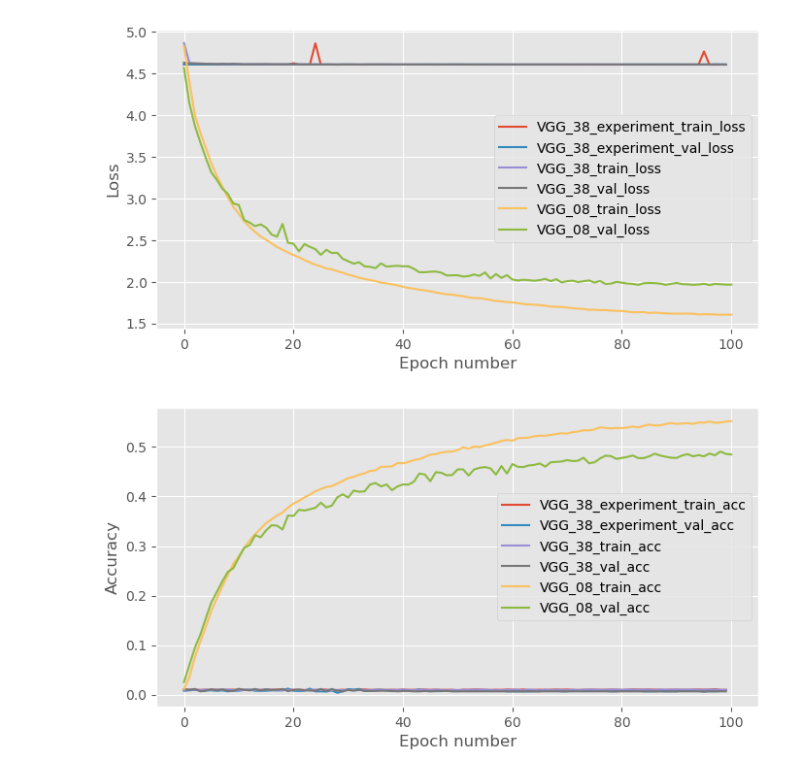
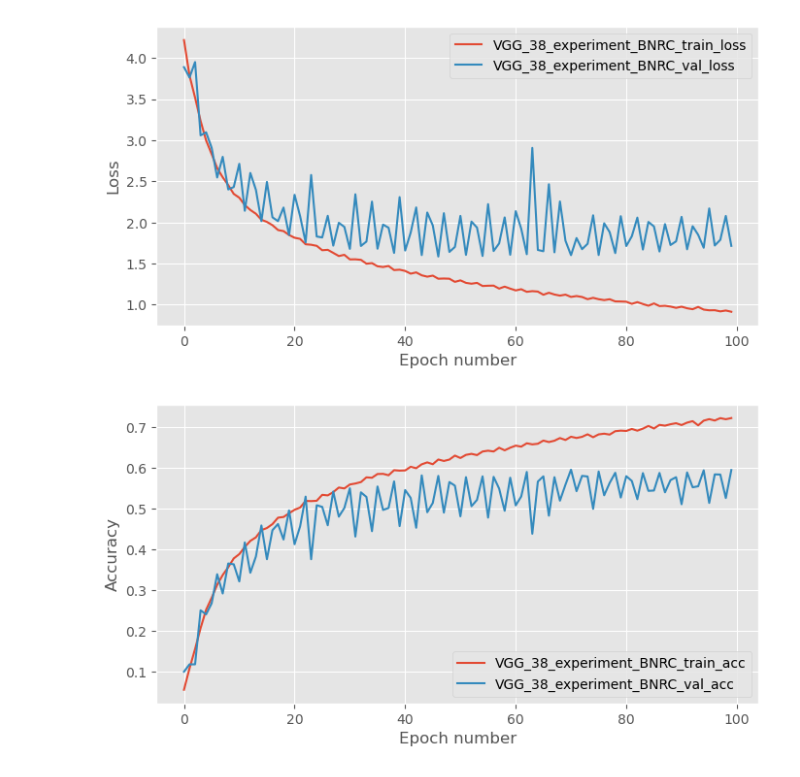
Before and after one commit to bangsen79/mlpractical, a Jupyter notebook: notebooks/Plot_Results.ipynb, the cells around one changed output. Saved outputs shown, nothing was run; the diff lists cells and outputs as text; code cells hidden in the pictures.

```diff
--- a/notebooks/Plot_Results.ipynb
+++ b/notebooks/Plot_Results.ipynb
@@ -92,8 +94,8 @@ def plot_result_graphs(plot_name, stats, keys_to_plot, notebook=True):
         #frameon=None,
                   metadata=None)
 # %%
-plot_result_graphs('problem_model', result_dict, keys_to_plot=['VGG_38_experiment','VGG_38', 'VGG_08'])
+plot_result_graphs('problem_model', result_dict, keys_to_plot=['VGG_38_experiment_BNRC'])
 plt.show()
 # %% [output]
-[figure, old version]
+[figure, new version]
-[figure, old version]
+[figure, new version]
```
Also changed, not shown: parts of 1 cell of this notebook, 3 other files.
